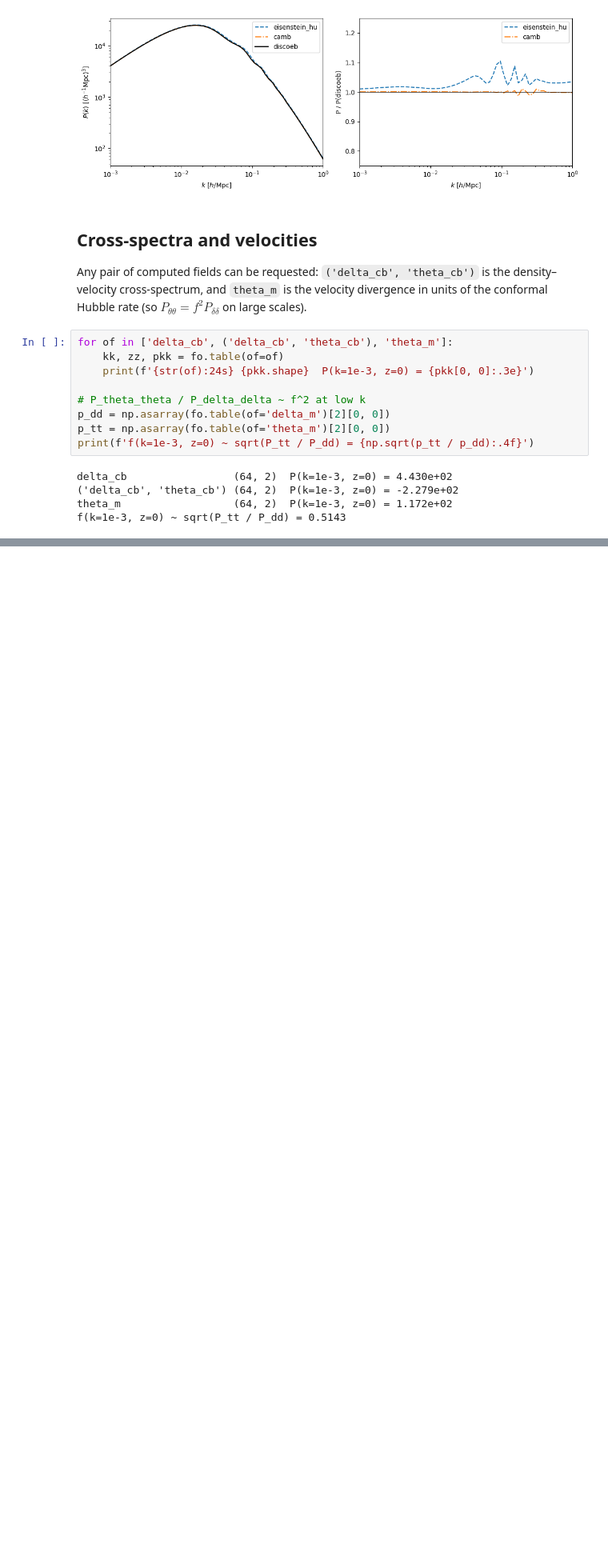
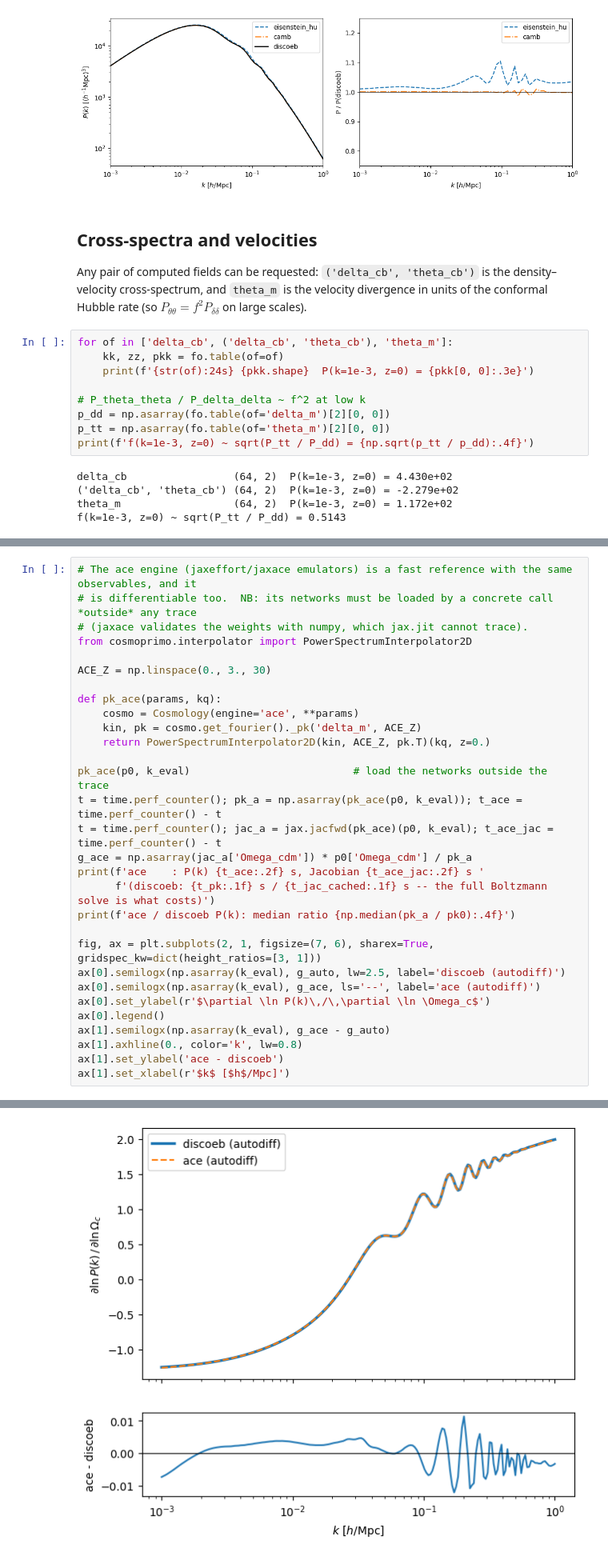
Before and after one commit to cosmodesi/cosmoprimo, a Jupyter notebook: nb/discoeb.ipynb, the cells around one changed output, grey strips where cells are left out. Shown at 80% size. Saved outputs shown, nothing was run; the diff lists cells and outputs as text; blank space fills up the shorter version.

```diff
--- a/nb/discoeb.ipynb
+++ b/nb/discoeb.ipynb
@@ -297,0 +298,31 @@ out-of-bounds Jacobian: all nan (never a silent zero) -> True
+# %%
+# The ace engine (jaxeffort/jaxace emulators) is a fast reference with the same observables, and it
+# is differentiable too.  NB: its networks must be loaded by a concrete call *outside* any trace
+# (jaxace validates the weights with numpy, which jax.jit cannot trace).
+from cosmoprimo.interpolator import PowerSpectrumInterpolator2D
+
+ACE_Z = np.linspace(0., 3., 30)
+
+def pk_ace(params, kq):
+    cosmo = Cosmology(engine='ace', **params)
+    kin, pk = cosmo.get_fourier()._pk('delta_m', ACE_Z)
+    return PowerSpectrumInterpolator2D(kin, ACE_Z, pk.T)(kq, z=0.)
+
+pk_ace(p0, k_eval)                          # load the networks outside the trace
+t = time.perf_counter(); pk_a = np.asarray(pk_ace(p0, k_eval)); t_ace = time.perf_counter() - t
+t = time.perf_counter(); jac_a = jax.jacfwd(pk_ace)(p0, k_eval); t_ace_jac = time.perf_counter() - t
+g_ace = np.asarray(jac_a['Omega_cdm']) * p0['Omega_cdm'] / pk_a
+print(f'ace    : P(k) {t_ace:.2f} s, Jacobian {t_ace_jac:.2f} s '
+      f'(discoeb: {t_pk:.1f} s / {t_jac_cached:.1f} s -- the full Boltzmann solve is what costs)')
+print(f'ace / discoeb P(k): median ratio {np.median(pk_a / pk0):.4f}')
+
+fig, ax = plt.subplots(2, 1, figsize=(7, 6), sharex=True, gridspec_kw=dict(height_ratios=[3, 1]))
+ax[0].semilogx(np.asarray(k_eval), g_auto, lw=2.5, label='discoeb (autodiff)')
+ax[0].semilogx(np.asarray(k_eval), g_ace, ls='--', label='ace (autodiff)')
+ax[0].set_ylabel(r'$\partial \ln P(k)\,/\,\partial \ln \Omega_c$')
+ax[0].legend()
+ax[1].semilogx(np.asarray(k_eval), g_ace - g_auto)
+ax[1].axhline(0., color='k', lw=0.8)
+ax[1].set_ylabel('ace - discoeb')
+ax[1].set_xlabel(r'$k$ [$h$/Mpc]')
+# %% [output]
@@ -297,0 +332 @@ out-of-bounds Jacobian: all nan (never a silent zero) -> True
+[figure, added]
```
Also changed, not shown: parts of 13 cells of this notebook.
